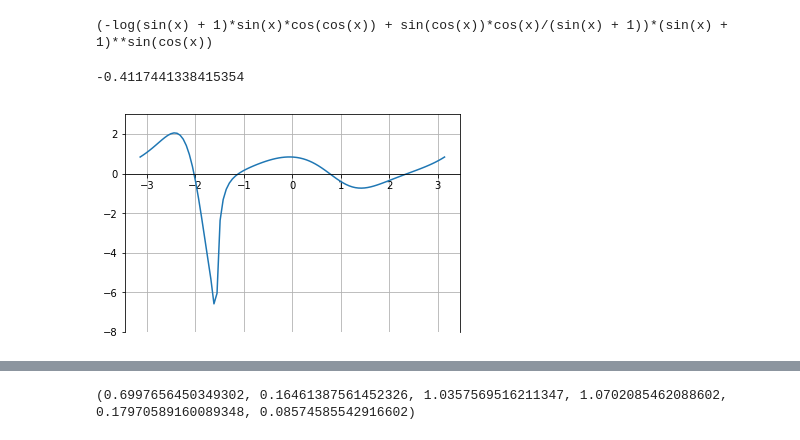
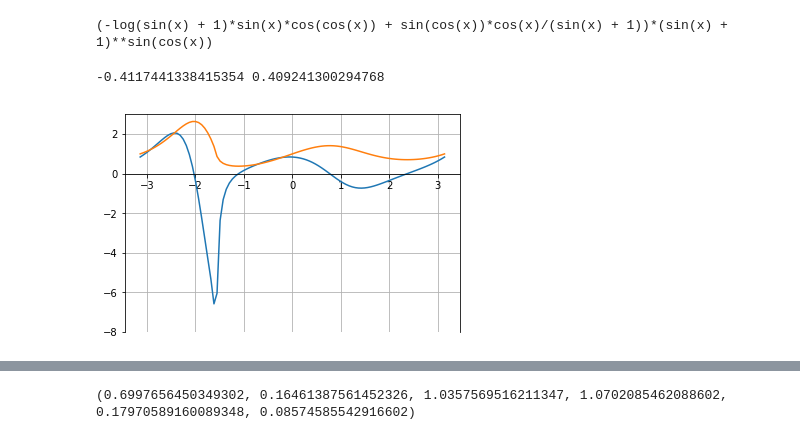
Before and after one commit to ericroh/persp-model-econ_W19, a Jupyter notebook: ProblemSets/PS2/HW2_Hyunwoo.ipynb, the cells around one changed output, grey strips where cells are left out. Saved outputs shown, nothing was run; the diff lists cells and outputs as text; code cells hidden in the pictures.

```diff
--- a/ProblemSets/PS2/HW2_Hyunwoo.ipynb
+++ b/ProblemSets/PS2/HW2_Hyunwoo.ipynb
@@ -32,18 +32,19 @@ dy
 dy_lamb=sy.lambdify(x,dy,'numpy')
 y_lamb=sy.lambdify(x,y,'numpy')
 xvals = np.linspace(-np.pi, np.pi, 100)
-dy_lamb(5)
+print(dy_lamb(5), y_lamb(5))
 # %% [output]
--0.4117441338415354
+-0.4117441338415354 0.409241300294768
 # %%
 ax = plt.gca()
 ax.spines["bottom"].set_position("zero")
 ax.plot(xvals,dy_lamb(xvals))
+ax.plot(xvals,y_lamb(xvals))
 plt.ylim(-8,3)
 plt.grid()
 plt.show()
 # %% [output]
-[figure, old version]
+[figure, new version]
 # %%
 #########################
 #       Problem 2       #
```
Also changed, not shown: parts of 7 cells of this notebook, 1 other file.
